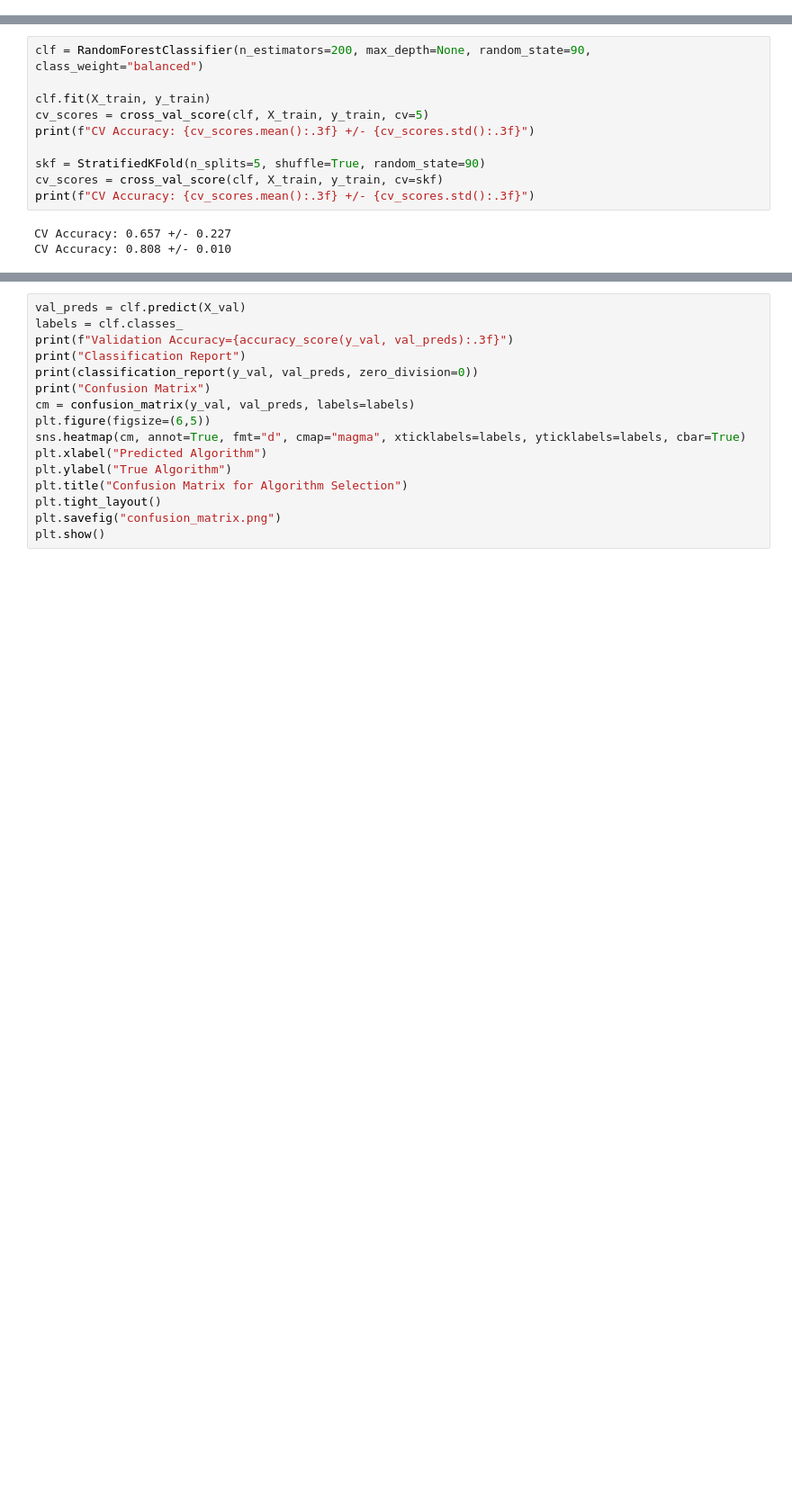
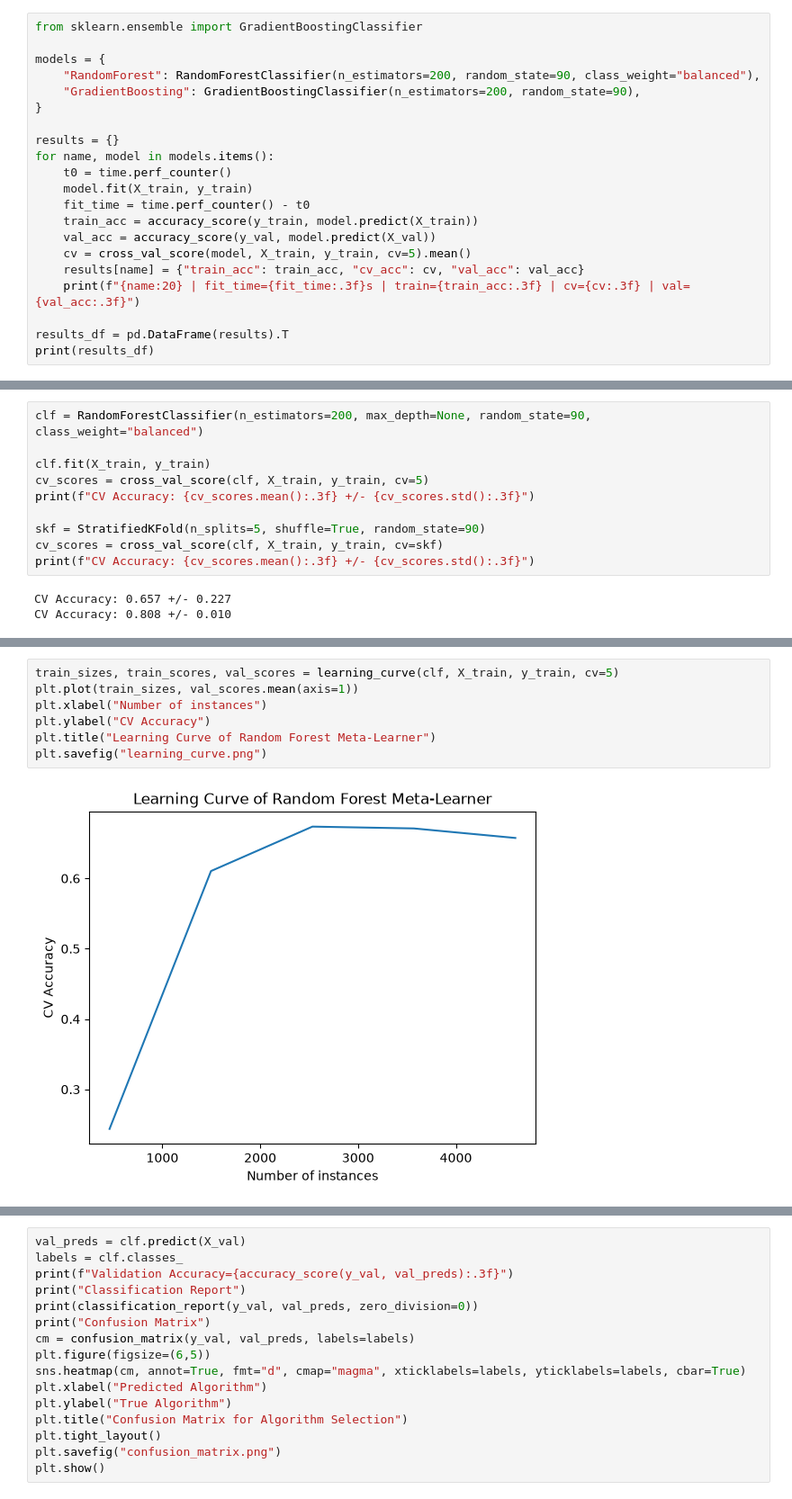
Before and after one commit to shawngp/TSP-Meta-Learning-ML-Model, a Jupyter notebook: tsp_gen.ipynb, the cells around one changed output, grey strips where cells are left out. Shown at 90% size. Saved outputs shown, nothing was run; the diff lists cells and outputs as text; blank space fills up the shorter version.

```diff
--- a/tsp_gen.ipynb
+++ b/tsp_gen.ipynb
@@ -975,3 +984,24 @@ print(X_train.shape, y_train.unique())
 (5760, 20) <StringArray>
 ['OGA', 'LK', 'SA', 'PSO']
 Length: 4, dtype: str
+# %%
+from sklearn.ensemble import GradientBoostingClassifier
+
+models = {
+    "RandomForest": RandomForestClassifier(n_estimators=200, random_state=90, class_weight="balanced"),
+    "GradientBoosting": GradientBoostingClassifier(n_estimators=200, random_state=90),
+}
+
+results = {}
+for name, model in models.items():
+    t0 = time.perf_counter()
+    model.fit(X_train, y_train)
+    fit_time = time.perf_counter() - t0
+    train_acc = accuracy_score(y_train, model.predict(X_train))
+    val_acc = accuracy_score(y_val, model.predict(X_val))
+    cv = cross_val_score(model, X_train, y_train, cv=5).mean()
+    results[name] = {"train_acc": train_acc, "cv_acc": cv, "val_acc": val_acc}
+    print(f"{name:20} | fit_time={fit_time:.3f}s | train={train_acc:.3f} | cv={cv:.3f} | val={val_acc:.3f}")
+
+results_df = pd.DataFrame(results).T
+print(results_df)
@@ -990,0 +1040,9 @@ CV Accuracy: 0.808 +/- 0.010
+# %%
+train_sizes, train_scores, val_scores = learning_curve(clf, X_train, y_train, cv=5)
+plt.plot(train_sizes, val_scores.mean(axis=1))
+plt.xlabel("Number of instances")
+plt.ylabel("CV Accuracy")
+plt.title("Learning Curve of Random Forest Meta-Learner")
+plt.savefig("learning_curve.png")
+# %% [output]
+[figure, added]
```
Also changed, not shown: parts of 35 cells of this notebook, 4 other files.
